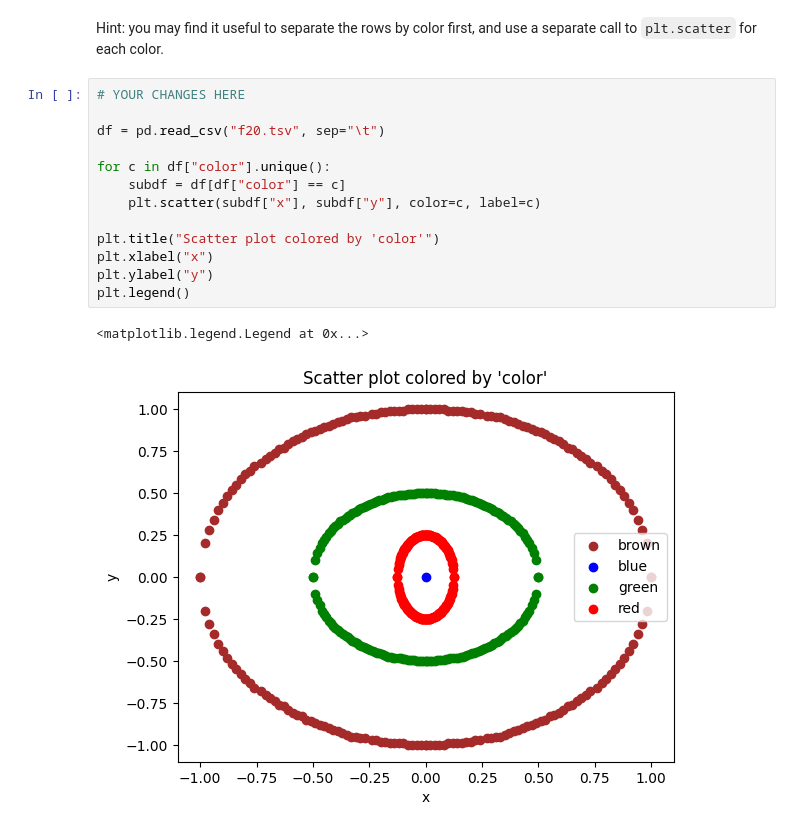
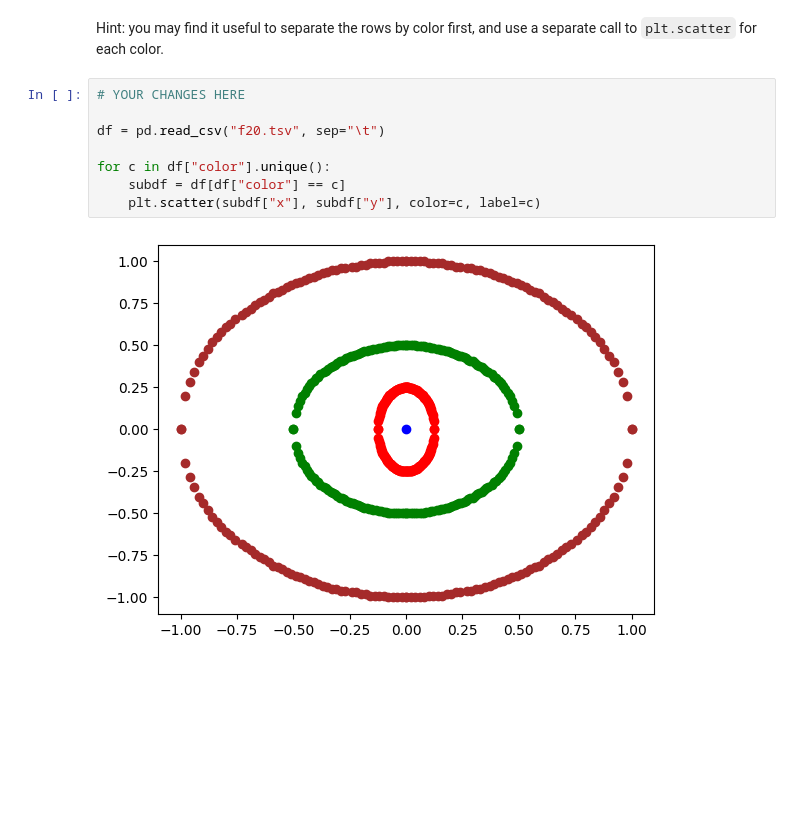
Before and after one commit to albertht-bu/dx602-homework-05, a Jupyter notebook: homework.ipynb, the cells around one changed output. Saved outputs shown, nothing was run; the diff lists cells and outputs as text; blank space fills up the shorter version.

```diff
--- a/homework.ipynb
+++ b/homework.ipynb
@@ -480,16 +483,10 @@ Hint: you may find it useful to separate the rows by color first, and use a sepa
 # %%
 # YOUR CHANGES HERE
 
 df = pd.read_csv("f20.tsv", sep="\t")
 
 for c in df["color"].unique():
     subdf = df[df["color"] == c]
     plt.scatter(subdf["x"], subdf["y"], color=c, label=c)
-
-plt.title("Scatter plot colored by 'color'")
-plt.xlabel("x")
-plt.ylabel("y")
-plt.legend()
 # %% [output]
-<matplotlib.legend.Legend at 0x...>
-[figure, old version]
+[figure, new version]
```
Also changed, not shown: parts of 1 cell of this notebook.
